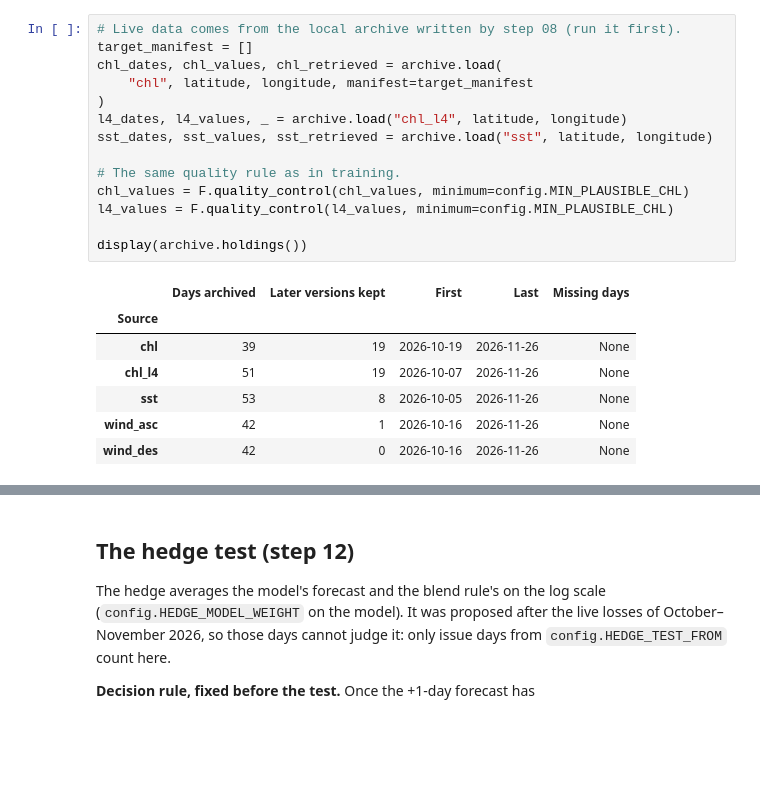
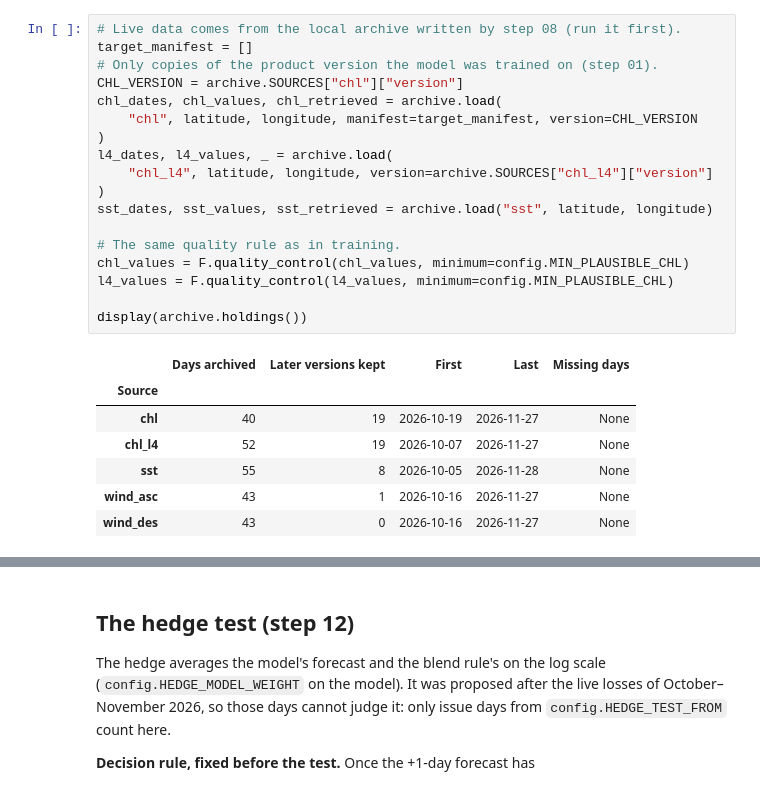
Before and after one commit to algatt/mcast.pages.chl_prediction, a Jupyter notebook: experiment_v2/07-NRT-Input-Validation.ipynb, the cells around one changed output, grey strips where cells are left out. Saved outputs shown, nothing was run; the diff lists cells and outputs as text; blank space fills up the shorter version.

```diff
--- a/experiment_v2/07-NRT-Input-Validation.ipynb
+++ b/experiment_v2/07-NRT-Input-Validation.ipynb
@@ -33,25 +33,29 @@ Modelled pixels: 12,190
 # %%
 # Live data comes from the local archive written by step 08 (run it first).
 target_manifest = []
+# Only copies of the product version the model was trained on (step 01).
+CHL_VERSION = archive.SOURCES["chl"]["version"]
 chl_dates, chl_values, chl_retrieved = archive.load(
-    "chl", latitude, longitude, manifest=target_manifest
+    "chl", latitude, longitude, manifest=target_manifest, version=CHL_VERSION
 )
-l4_dates, l4_values, _ = archive.load("chl_l4", latitude, longitude)
+l4_dates, l4_values, _ = archive.load(
+    "chl_l4", latitude, longitude, version=archive.SOURCES["chl_l4"]["version"]
+)
 sst_dates, sst_values, sst_retrieved = archive.load("sst", latitude, longitude)
 
 # The same quality rule as in training.
 chl_values = F.quality_control(chl_values, minimum=config.MIN_PLAUSIBLE_CHL)
 l4_values = F.quality_control(l4_values, minimum=config.MIN_PLAUSIBLE_CHL)
 
 display(archive.holdings())
 # %% [output]
 |  | Days archived | Later versions kept | First | Last | Missing days |
 | Source |  |  |  |  |  |
-| chl | 39 | 19 | 2026-10-19 | 2026-11-26 | None |
-| chl_l4 | 51 | 19 | 2026-10-07 | 2026-11-26 | None |
-| sst | 53 | 8 | 2026-10-05 | 2026-11-26 | None |
-| wind_asc | 42 | 1 | 2026-10-16 | 2026-11-26 | None |
-| wind_des | 42 | 0 | 2026-10-16 | 2026-11-26 | None |
+| chl | 40 | 19 | 2026-10-19 | 2026-11-27 | None |
+| chl_l4 | 52 | 19 | 2026-10-07 | 2026-11-27 | None |
+| sst | 55 | 8 | 2026-10-05 | 2026-11-28 | None |
+| wind_asc | 43 | 1 | 2026-10-16 | 2026-11-27 | None |
+| wind_des | 43 | 0 | 2026-10-16 | 2026-11-27 | None |
 # %%
 # One daily calendar: from the first archived chlorophyll day to the day after
 # the last one (the next issue day), or the last temperature day if later.
```
Also changed, not shown: parts of 12 cells of this notebook, 38 other files.
